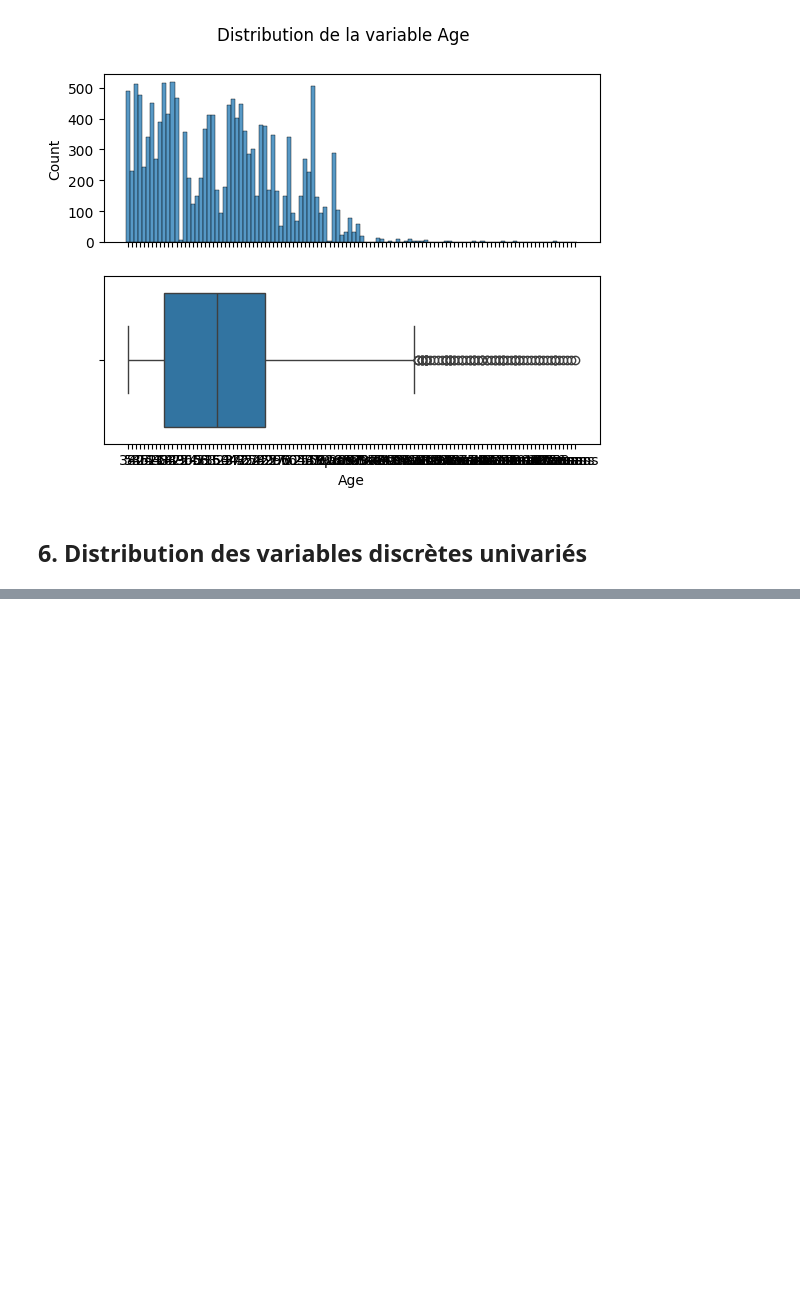
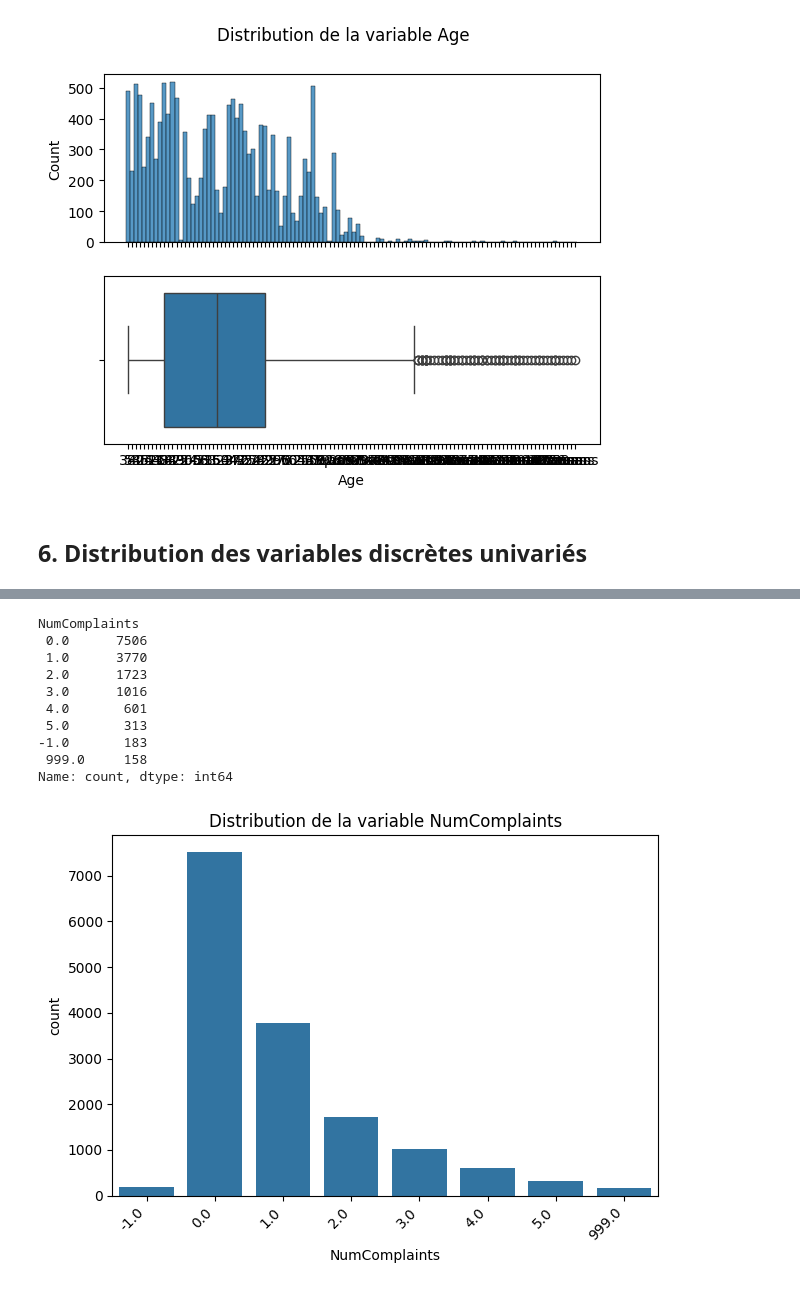
Before and after one commit to romaric420/prediction_depart_client_cycle_complet_ml, a Jupyter notebook: notebooks/01_eda.ipynb, the cells around one changed output, grey strips where cells are left out. Cells and saved outputs as stored; diff of their text form; code cells hidden in the pictures; blank space fills up the shorter version.

```diff
--- a/notebooks/01_eda.ipynb
+++ b/notebooks/01_eda.ipynb
@@ -214,0 +273,19 @@ Name: Age, dtype: object
+# %%
+print(df["NumComplaints"].value_counts())
+sns.countplot(x=df["NumComplaints"])
+plt.title("Distribution de la variable NumComplaints")
+plt.xticks(rotation=45, ha="right")
+plt.tight_layout()
+plt.show()
+# %% [output]
+NumComplaints
+ 0.0      7506
+ 1.0      3770
+ 2.0      1723
+ 3.0      1016
+ 4.0       601
+ 5.0       313
+-1.0       183
+ 999.0     158
+Name: count, dtype: int64
+[figure, added]
```
Also changed, not shown: parts of 22 cells of this notebook, 32 other files.
